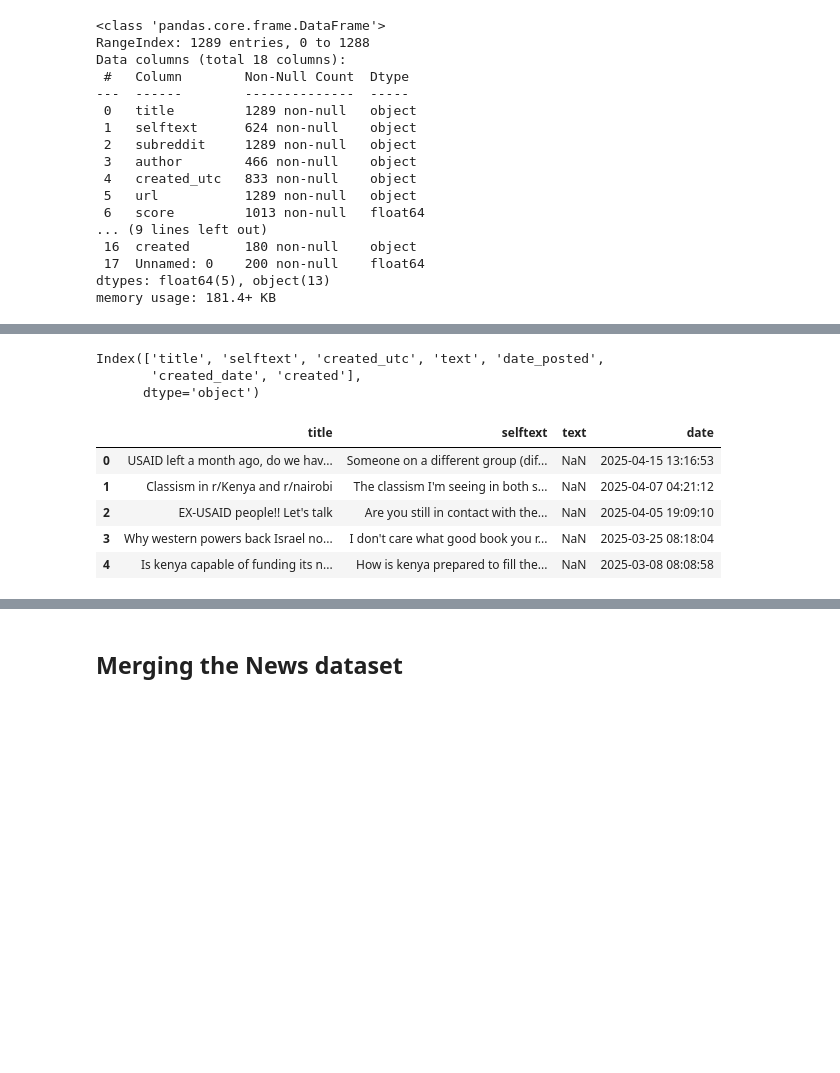
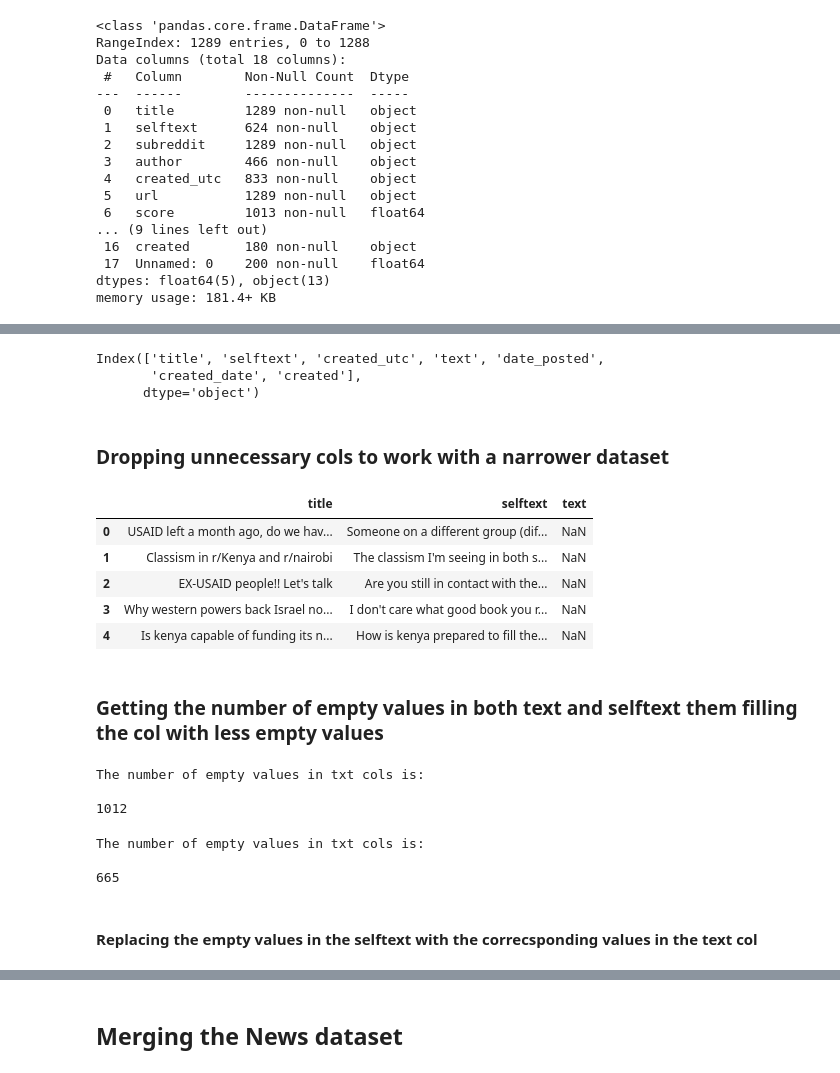
Before and after one commit to L-N-E0/USAID-Kenya-Sentiment-Analysis, a Jupyter notebook: notebooks/kitasi.ipynb, the cells around one changed output, grey strips where cells are left out. Cells and saved outputs as stored; diff of their text form; code cells hidden in the pictures; blank space fills up the shorter version.

```diff
--- a/notebooks/kitasi.ipynb
+++ b/notebooks/kitasi.ipynb
@@ -88,28 +88,55 @@ ruth_reddt_final.sample(n=5)
-# %%
-ruth_reddt_final.columns
-# %% [output]
-Index(['title', 'selftext', 'created_utc', 'text', 'date_posted',
-       'created_date', 'created'],
-      dtype='object')
 # %%
-import pandas as pd
 
-# Example dataset
-# df = pd.read_csv('your_file.csv')
+# # Example dataset
+# # df = pd.read_csv('your_file.csv')
 
-# Combine into one column
-ruth_reddt_final["date"] = ruth_reddt_final["created_date"].combine_first(ruth_reddt_final["date_posted"])\
-                               .combine_first(ruth_reddt_final["created_utc"])\
-                               .combine_first(ruth_reddt_final["created"])
-# Drop the original columns if you want
-ruth_reddt_final.drop(["created_utc","date_posted", "created_date", "created"], axis=1, inplace=True)
+# # Combine into one column
+# ruth_reddt_final["date"] = ruth_reddt_final["created_date"].combine_first(ruth_reddt_final["date_posted"])\
+#                                .combine_first(ruth_reddt_final["created_utc"])\
+#                                .combine_first(ruth_reddt_final["created"])
+# # Drop the original columns if you want
+# ruth_reddt_final.drop(["created_utc","date_posted", "created_date", "created"], axis=1, inplace=True)
 
-# Inspect
-ruth_reddt_final.head()
+# # Inspect
+# ruth_reddt_final.head()
-# %% [output]
-|  | title | selftext | text | date |
-| 0 | USAID left a month ago, do we hav... | Someone on a different group (dif... | NaN | 2025-04-15 13:16:53 |
-| 1 | Classism in r/Kenya and r/nairobi | The classism I'm seeing in both s... | NaN | 2025-04-07 04:21:12 |
-| 2 | EX-USAID people!! Let's talk | Are you still in contact with the... | NaN | 2025-04-05 19:09:10 |
-| 3 | Why western powers back Israel no... | I don't care what good book you r... | NaN | 2025-03-25 08:18:04 |
-| 4 | Is kenya capable of funding its n... | How is kenya prepared to fill the... | NaN | 2025-03-08 08:08:58 |
+# %%
+ruth_reddt_final.columns
+# %% [output]
+Index(['title', 'selftext', 'created_utc', 'text', 'date_posted',
+       'created_date', 'created'],
+      dtype='object')
+# %% [markdown]
+### Dropping unnecessary cols to work with a narrower dataset
+# %%
+#dropping unnecessary columns
+ruth_reddt_final.drop(columns=['created_utc', 'date_posted',
+       'created_date', 'created'],inplace=True)
+
+ruth_reddt_final.head()
+# %% [output]
+|  | title | selftext | text |
+| 0 | USAID left a month ago, do we hav... | Someone on a different group (dif... | NaN |
+| 1 | Classism in r/Kenya and r/nairobi | The classism I'm seeing in both s... | NaN |
+| 2 | EX-USAID people!! Let's talk | Are you still in contact with the... | NaN |
+| 3 | Why western powers back Israel no... | I don't care what good book you r... | NaN |
+| 4 | Is kenya capable of funding its n... | How is kenya prepared to fill the... | NaN |
+# %% [markdown]
+### Getting the number of empty values in both text and selftext them filling the col with less empty values
+# %%
+#Number of empty values in text col
+print(f'The number of empty values in txt cols is:\n')
+print(ruth_reddt_final['text'].isnull().sum())
+# %% [output]
+The number of empty values in txt cols is:
+
+1012
+# %%
+#Number of empty values in selftxt col
+print(f'The number of empty values in txt cols is:\n')
+print(ruth_reddt_final['selftext'].isnull().sum())
+# %% [output]
+The number of empty values in txt cols is:
+
+665
+# %% [markdown]
+#### Replacing the empty values in the selftext with the correcsponding values in the text col
```
Also changed, not shown: parts of 17 cells of this notebook, 4 other files.
